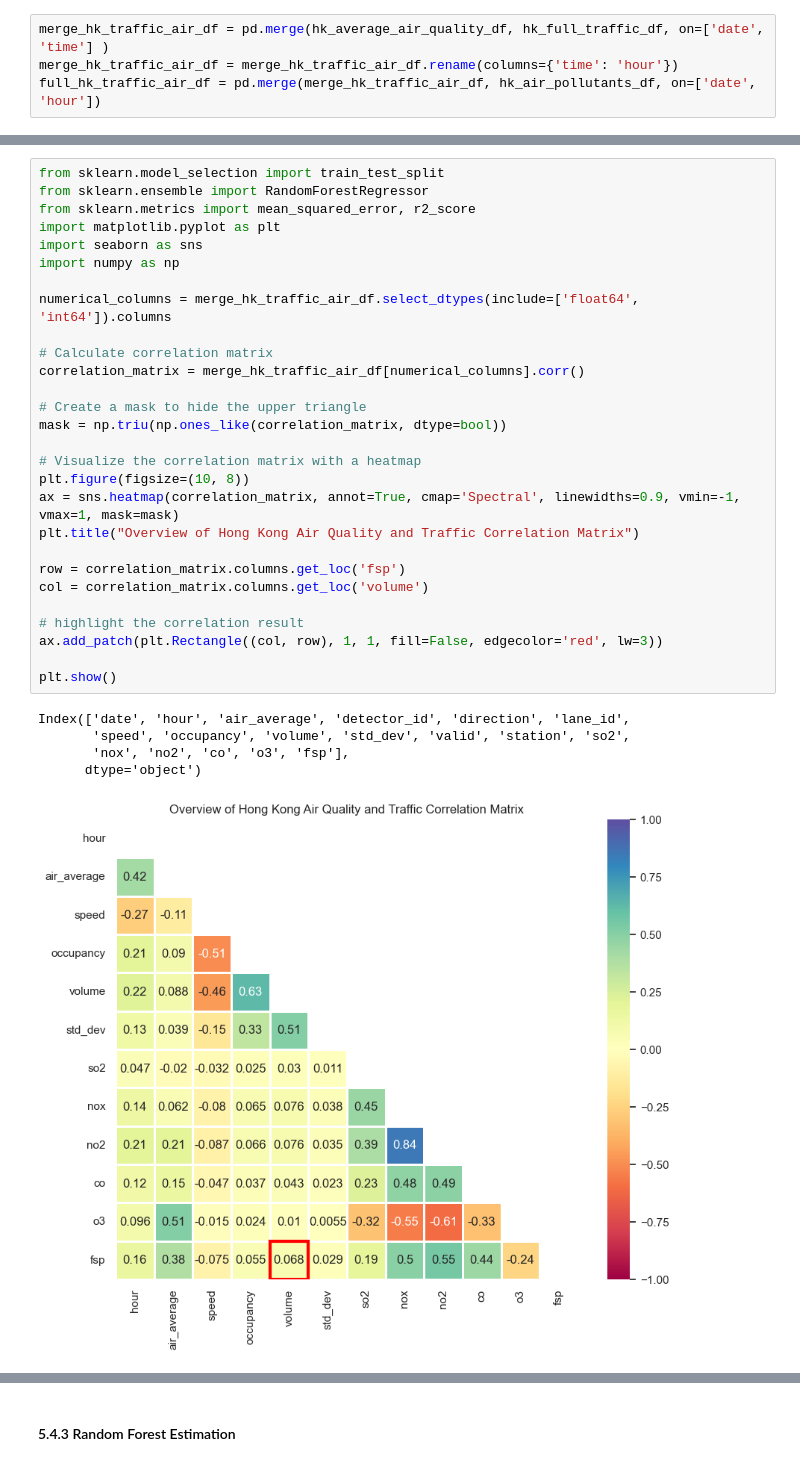
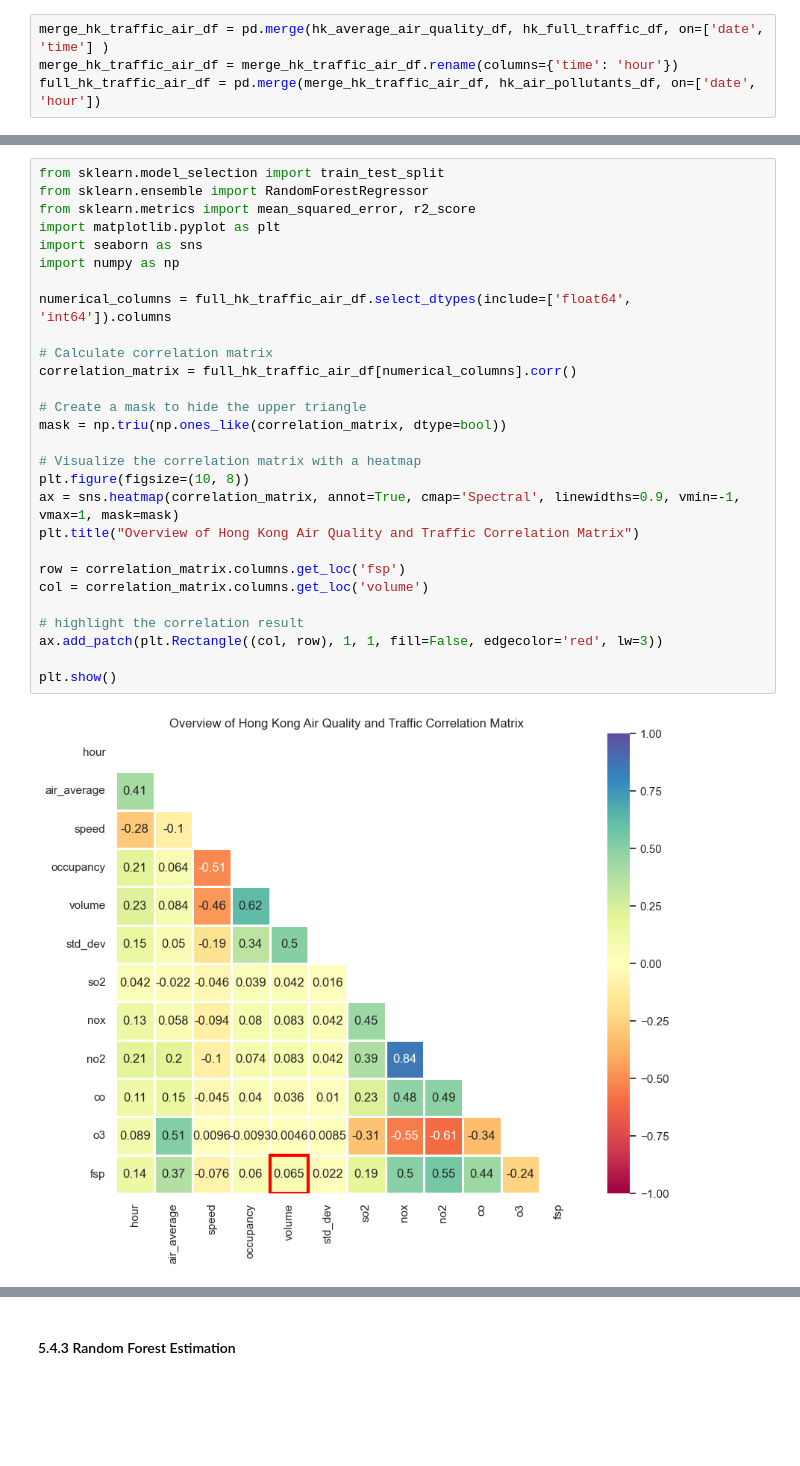
Before and after one commit to linxianying/G12_GuidedProject, a Jupyter notebook: traffic_air_sg.ipynb, the cells around one changed output, grey strips where cells are left out. Drawn from its saved outputs; the diff is of its cells as text; blank space fills up the shorter version.

Commit message:
save before merge

```diff
--- a/traffic_air_sg.ipynb
+++ b/traffic_air_sg.ipynb
@@ -1888,34 +1883,30 @@ plt.show()
 # %%
 from sklearn.model_selection import train_test_split
 from sklearn.ensemble import RandomForestRegressor
 from sklearn.metrics import mean_squared_error, r2_score
 import matplotlib.pyplot as plt
 import seaborn as sns
 import numpy as np
 
-numerical_columns = merge_hk_traffic_air_df.select_dtypes(include=['float64', 'int64']).columns
+numerical_columns = full_hk_traffic_air_df.select_dtypes(include=['float64', 'int64']).columns
 
 # Calculate correlation matrix
-correlation_matrix = merge_hk_traffic_air_df[numerical_columns].corr()
+correlation_matrix = full_hk_traffic_air_df[numerical_columns].corr()
 
 # Create a mask to hide the upper triangle
 mask = np.triu(np.ones_like(correlation_matrix, dtype=bool))
 
 # Visualize the correlation matrix with a heatmap
 plt.figure(figsize=(10, 8))
 ax = sns.heatmap(correlation_matrix, annot=True, cmap='Spectral', linewidths=0.9, vmin=-1, vmax=1, mask=mask)
 plt.title("Overview of Hong Kong Air Quality and Traffic Correlation Matrix")
 
 row = correlation_matrix.columns.get_loc('fsp')
 col = correlation_matrix.columns.get_loc('volume')
 
 # highlight the correlation result
 ax.add_patch(plt.Rectangle((col, row), 1, 1, fill=False, edgecolor='red', lw=3))
 
 plt.show()
 # %% [output]
-Index(['date', 'hour', 'air_average', 'detector_id', 'direction', 'lane_id',
-       'speed', 'occupancy', 'volume', 'std_dev', 'valid', 'station', 'so2',
-       'nox', 'no2', 'co', 'o3', 'fsp'],
-      dtype='object')
-[figure, old version]
+[figure, new version]
```
Also changed, not shown: parts of 33 cells of this notebook.
